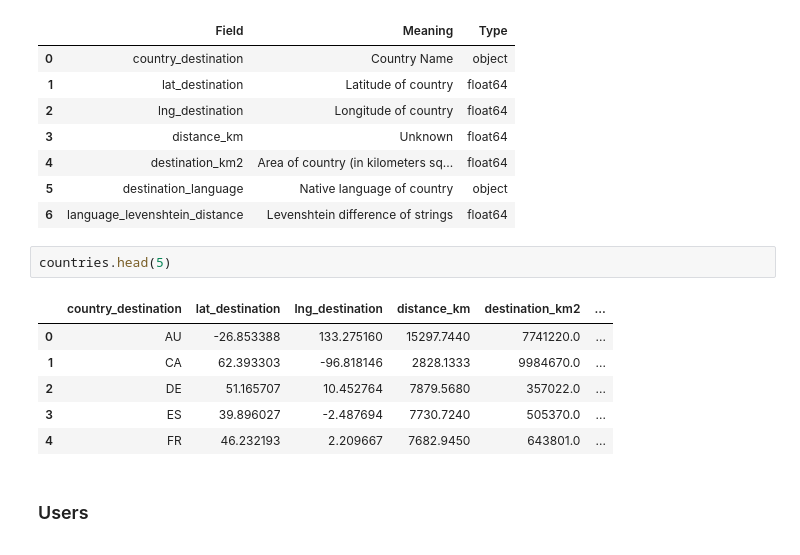
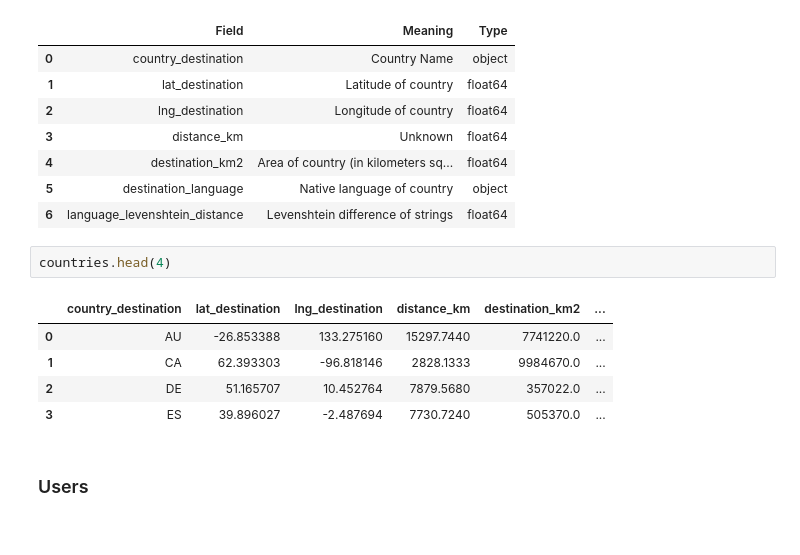
Before and after one commit to TJBANEY/Springboard-Code, a Jupyter notebook: Capstone 1 Data Wrangling.ipynb, the cells around one changed output. Cells and saved outputs as stored; diff of their text form.

```diff
--- a/Capstone 1 Data Wrangling.ipynb
+++ b/Capstone 1 Data Wrangling.ipynb
@@ -107,14 +107,13 @@ countries_dict
 | 5 | destination_language | Native language of country | object |
 | 6 | language_levenshtein_distance | Levenshtein difference of strings | float64 |
 # %%
-countries.head(5)
+countries.head(4)
 # %% [output]
 |  | country_destination | lat_destination | lng_destination | distance_km | destination_km2 | ... |
 | 0 | AU | -26.853388 | 133.275160 | 15297.7440 | 7741220.0 | ... |
 | 1 | CA | 62.393303 | -96.818146 | 2828.1333 | 9984670.0 | ... |
 | 2 | DE | 51.165707 | 10.452764 | 7879.5680 | 357022.0 | ... |
 | 3 | ES | 39.896027 | -2.487694 | 7730.7240 | 505370.0 | ... |
-| 4 | FR | 46.232193 | 2.209667 | 7682.9450 | 643801.0 | ... |
 # %% [markdown]
 ### <p id="users">Users</p>
 # %%
```
Also changed, not shown: parts of 18 cells of this notebook, 7 other files.
